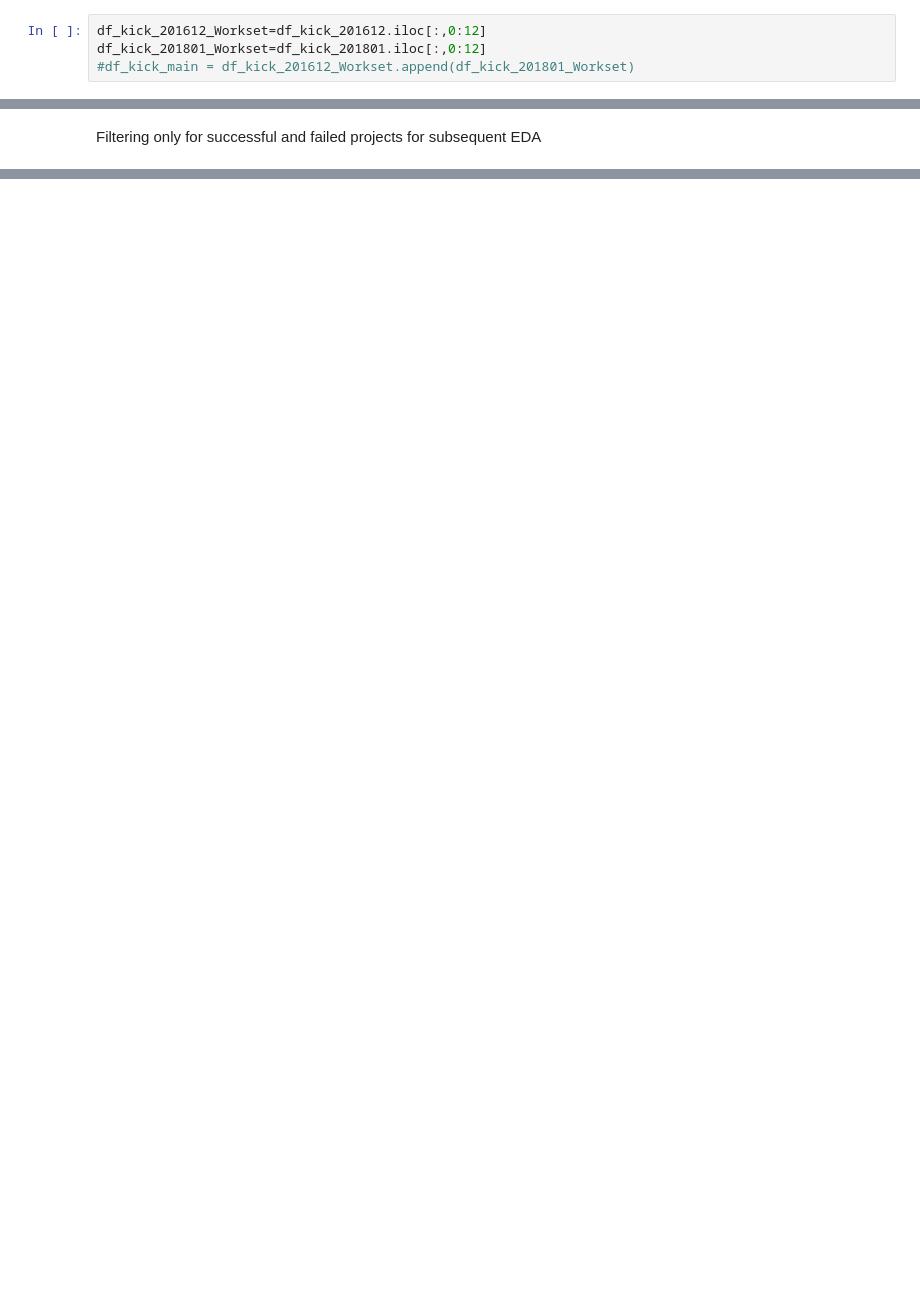
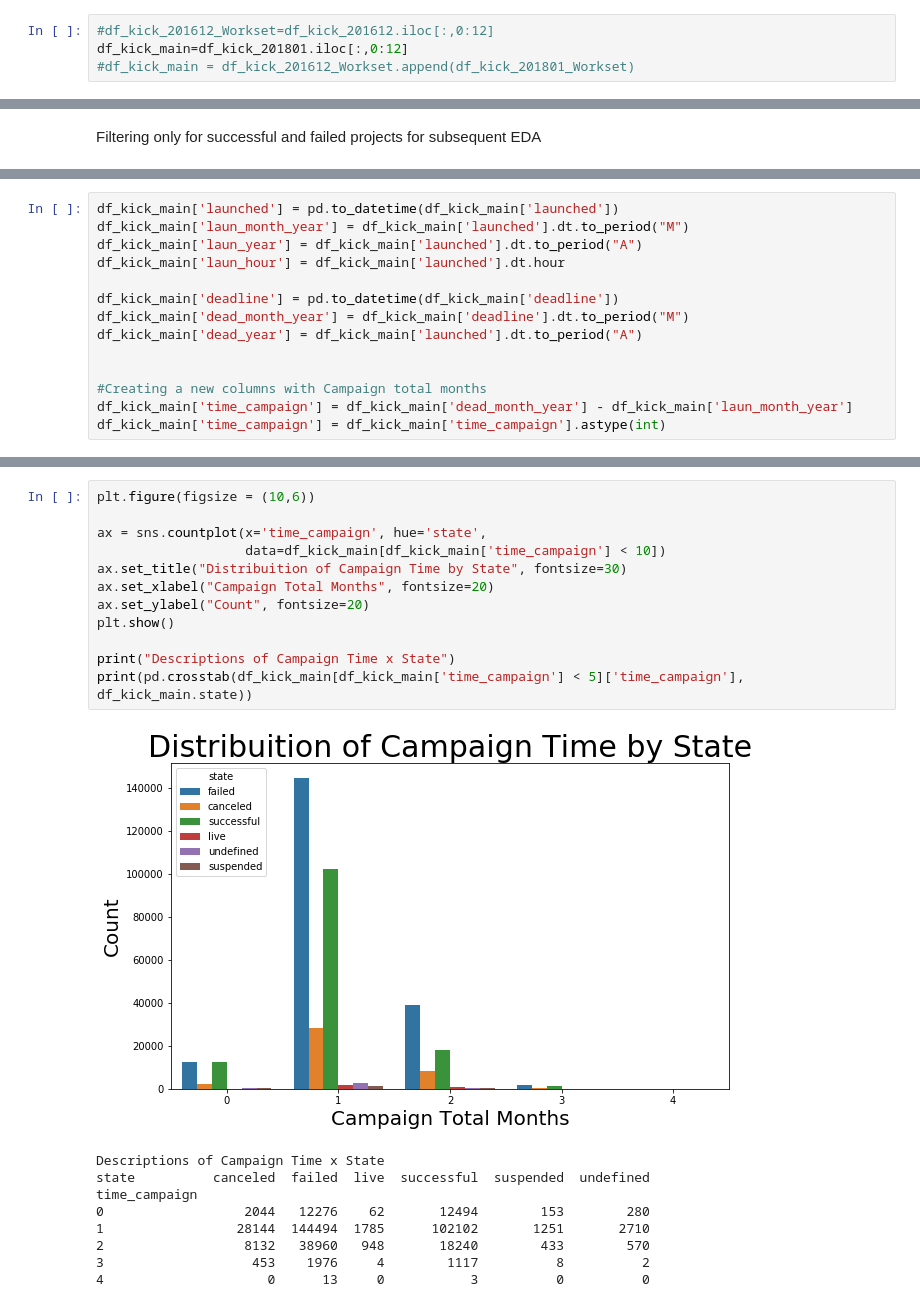
Before and after one commit to anuraglnmiit/Predictive-Analytics-Kickstarter, a Jupyter notebook: Kickstarter-Exploration-Prediction-Model-Final.ipynb, the cells around one changed output, grey strips where cells are left out. Saved outputs shown, nothing was run; the diff lists cells and outputs as text; blank space fills up the shorter version.

Commit message:
Update Kickstarter-Exploration-Prediction-Model-Final.ipynb
Added visualisations

```diff
--- a/Kickstarter-Exploration-Prediction-Model-Final.ipynb
+++ b/Kickstarter-Exploration-Prediction-Model-Final.ipynb
@@ -67,8 +76,8 @@ print(df_kick_201612.shape)
 Checking the relevant columns and merge the two datasets,
 df_kick_main is the main workset for the analysis
 # %%
-df_kick_201612_Workset=df_kick_201612.iloc[:,0:12]
-df_kick_201801_Workset=df_kick_201801.iloc[:,0:12]
+#df_kick_201612_Workset=df_kick_201612.iloc[:,0:12]
+df_kick_main=df_kick_201801.iloc[:,0:12]
 #df_kick_main = df_kick_201612_Workset.append(df_kick_201801_Workset)
 # %% [markdown]
 Aggregated Dataset
@@ -154,0 +259,14 @@ dtype: int64
+# %%
+df_kick_main['launched'] = pd.to_datetime(df_kick_main['launched'])
+df_kick_main['laun_month_year'] = df_kick_main['launched'].dt.to_period("M")
+df_kick_main['laun_year'] = df_kick_main['launched'].dt.to_period("A")
+df_kick_main['laun_hour'] = df_kick_main['launched'].dt.hour
+
+df_kick_main['deadline'] = pd.to_datetime(df_kick_main['deadline'])
+df_kick_main['dead_month_year'] = df_kick_main['deadline'].dt.to_period("M")
+df_kick_main['dead_year'] = df_kick_main['launched'].dt.to_period("A")
+
+
+#Creating a new columns with Campaign total months
+df_kick_main['time_campaign'] = df_kick_main['dead_month_year'] - df_kick_main['laun_month_year']
+df_kick_main['time_campaign'] = df_kick_main['time_campaign'].astype(int)
@@ -154,0 +276,22 @@ dtype: int64
+# %%
+plt.figure(figsize = (10,6))
+
+ax = sns.countplot(x='time_campaign', hue='state',
+                   data=df_kick_main[df_kick_main['time_campaign'] < 10])
+ax.set_title("Distribuition of Campaign Time by State", fontsize=30)
+ax.set_xlabel("Campaign Total Months", fontsize=20)
+ax.set_ylabel("Count", fontsize=20)
+plt.show()
+
+print("Descriptions of Campaign Time x State")
+print(pd.crosstab(df_kick_main[df_kick_main['time_campaign'] < 5]['time_campaign'], df_kick_main.state))
+# %% [output]
+[figure, added]
+Descriptions of Campaign Time x State
+state          canceled  failed  live  successful  suspended  undefined
+time_campaign
+0                  2044   12276    62       12494        153        280
+1                 28144  144494  1785      102102       1251       2710
+2                  8132   38960   948       18240        433        570
+3                   453    1976     4        1117          8          2
+4                     0      13     0           3          0          0
```
Also changed, not shown: parts of 12 cells of this notebook.
